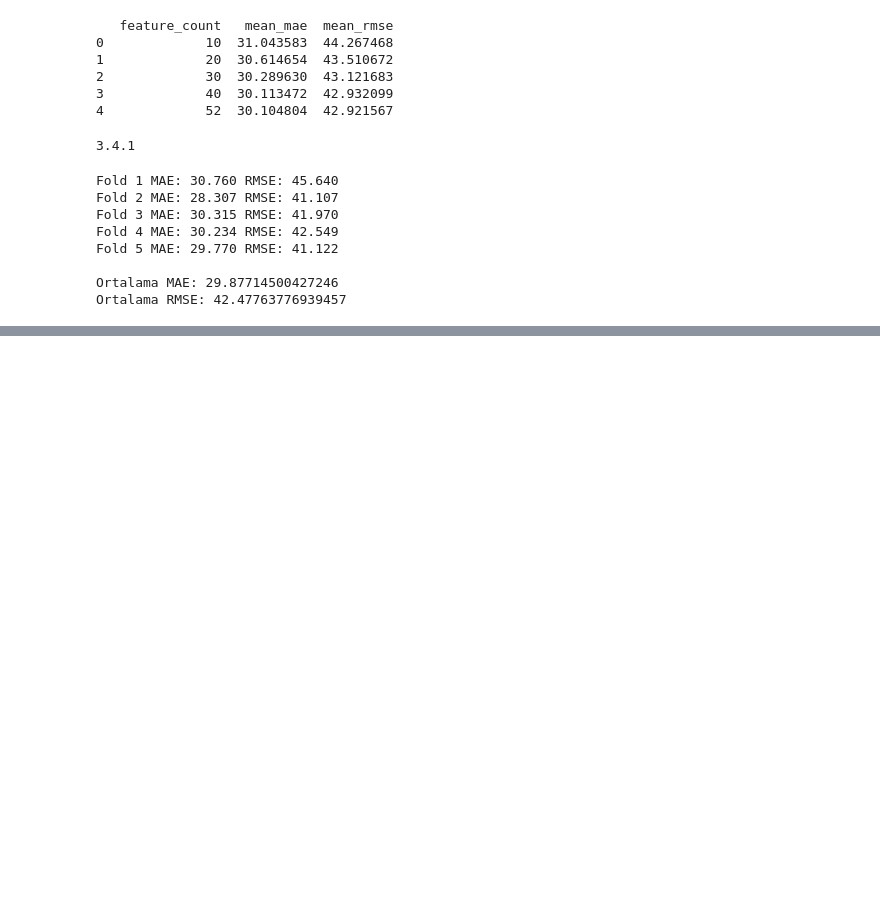
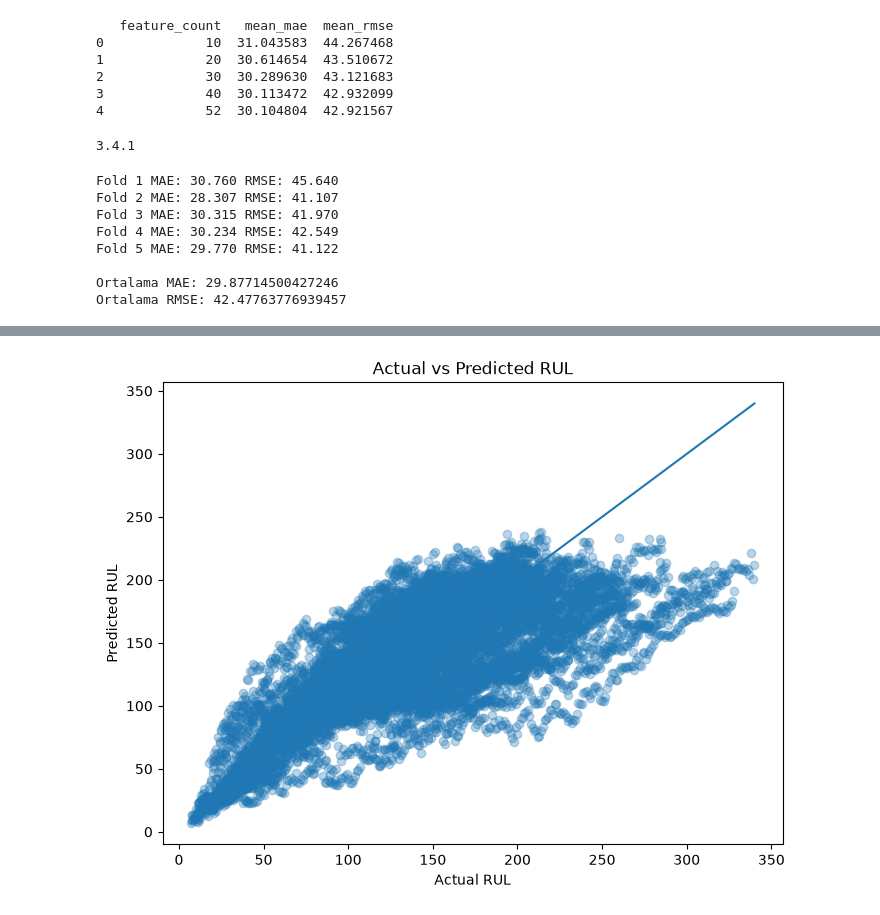
Before and after one commit to alaettin10/predictive-maintenance-cmapss, a Jupyter notebook: 01_data_exploration.ipynb, the cells around one changed output, grey strips where cells are left out. Drawn from its saved outputs; the diff is of its cells as text; code cells hidden in the pictures; blank space fills up the shorter version.

```diff
--- a/01_data_exploration.ipynb
+++ b/01_data_exploration.ipynb
@@ -1332,0 +1893,2 @@ Ortalama RMSE: 42.47763776939457
+# %%
+sensors = sensor_columns
@@ -1332,0 +2013,17 @@ Ortalama RMSE: 42.47763776939457
+# %%
+test_actual_rul = df_test_features["RUL"]
+
+test_mae = mean_absolute_error(
+    test_actual_rul,
+    test_predictions
+)
+
+test_rmse = np.sqrt(
+    mean_squared_error(
+        test_actual_rul,
+        test_predictions
+    )
+)
+
+print("TEST MAE:", test_mae)
+print("TEST RMSE:", test_rmse)
@@ -1332,0 +2130,25 @@ Ortalama RMSE: 42.47763776939457
+# %%
+import matplotlib.pyplot as plt
+
+plt.figure(figsize=(8, 6))
+
+plt.scatter(
+    test_results["actual_rul"],
+    test_results["predicted_rul"],
+    alpha=0.3
+)
+
+plt.plot(
+    [test_results["actual_rul"].min(),
+     test_results["actual_rul"].max()],
+    [test_results["actual_rul"].min(),
+     test_results["actual_rul"].max()]
+)
+
+plt.xlabel("Actual RUL")
+plt.ylabel("Predicted RUL")
+plt.title("Actual vs Predicted RUL")
+
+plt.show()
+# %% [output]
+[figure, added]
```
Also changed, not shown: parts of 35 cells of this notebook.
